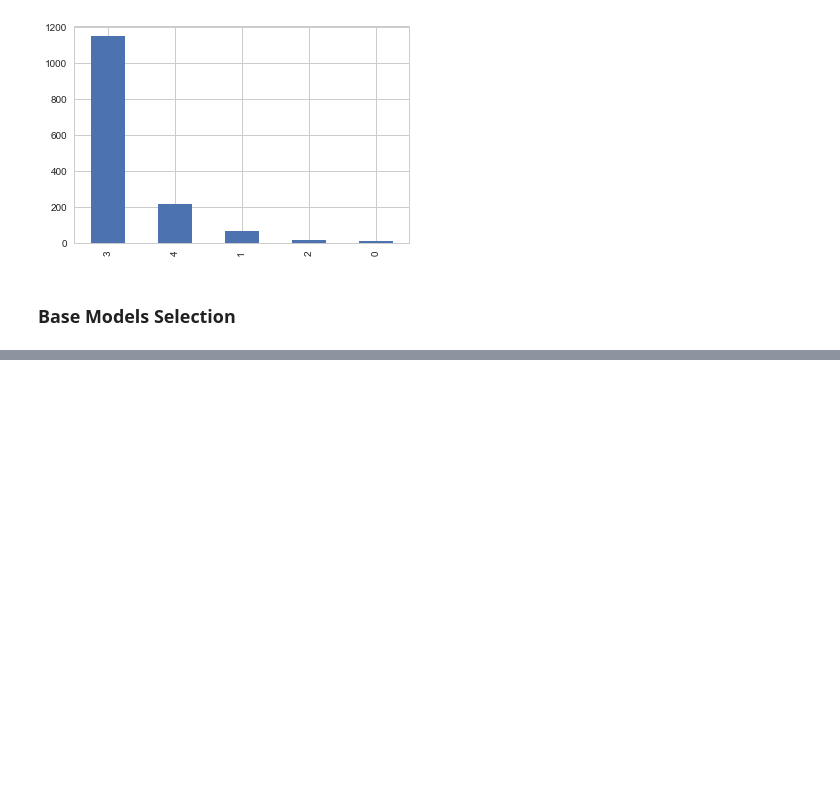
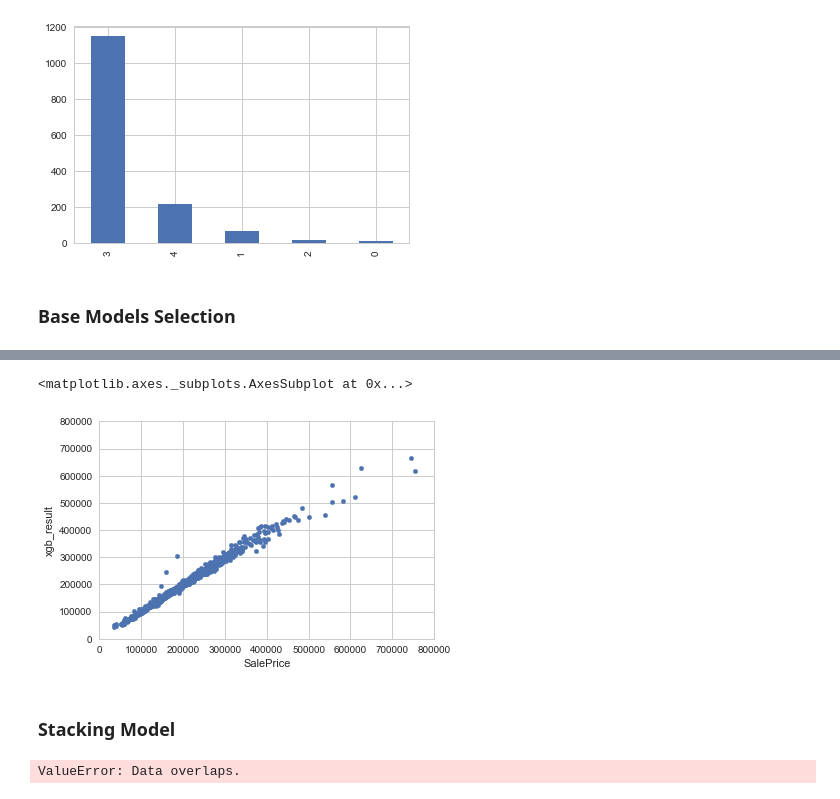
Before and after one commit to kkchuchu/kkchuchu.mushroom, a Jupyter notebook: kaggle/hp/House Prices- Advanced Regression Techniques.ipynb, the cells around one changed output, grey strips where cells are left out. Saved outputs shown, nothing was run; the diff lists cells and outputs as text; code cells hidden in the pictures; blank space fills up the shorter version.

```diff
--- a/kaggle/hp/House Prices- Advanced Regression Techniques.ipynb
+++ b/kaggle/hp/House Prices- Advanced Regression Techniques.ipynb
@@ -262,2 +193,23 @@ Gbr_model = GradientBoostingRegressor(n_estimators=3000, learning_rate=0.05,
 # %%
 import xgboost as xgb
+# %%
+dr['xgb_result'] = pd.Series(None, index=dr.index)
+# %%
+# dr = dr.drop(['enet_result'], axis=1)
+n_folds = 5
+kf = KFold(n_splits=n_folds)
+for train_index, test_index in kf.split(dr):
+    model_xgb = xgb.XGBRegressor(colsample_bytree=0.4603, gamma=0.0468,
+                             learning_rate=0.05, max_depth=3,
+                             min_child_weight=1.7817, n_estimators=2200,
+                             reg_alpha=0.4640, reg_lambda=0.8571,
+                             subsample=0.5213, silent=1,
+                             random_state =7, nthread = -1)
+    model_xgb.fit(dr[fet_c].iloc[train_index], dr[y_column].iloc[train_index])
+    xgb_result = pd.DataFrame(model_xgb.predict(dr[fet_c].iloc[test_index]), columns = ['xgb_result'], index=test_index)
+    dr.update(xgb_result, raise_conflict=True)
+# %%
+dr.plot.scatter(x='SalePrice', y='xgb_result', ylim=[0, 800000], xlim=[0,800000])
+# %% [output]
+<matplotlib.axes._subplots.AxesSubplot at 0x...>
+[figure, added]
@@ -263,0 +225,2 @@ import xgboost as xgb
+# %% [markdown]
+### Stacking Model
@@ -263,0 +231,15 @@ import xgboost as xgb
+# %%
+meta_col = ['enet_result', 'xgb_result']
+n_folds = 5
+kf = KFold(n_splits=n_folds)
+for train_index, test_index in kf.split(dr):
+    lasso = Lasso(alpha =0.0005, random_state=1)
+    lasso.fit(dr[meta_col].iloc[train_index], dr[y_column].iloc[train_index])
+
+    # y_pred = lasso.predict(dr[cat_c])
+    # y_pred = pd.DataFrame(y_pred, columns=['y_pred'])
+
+    y_pred = pd.DataFrame(lasso.predict(dr[meta_col].iloc[test_index]), columns = ['y_pred'], index=test_index)
+    dr.update(y_pred, raise_conflict=True)
+# %% [output]
+ValueError: Data overlaps.
```
Also changed, not shown: parts of 41 cells of this notebook.
